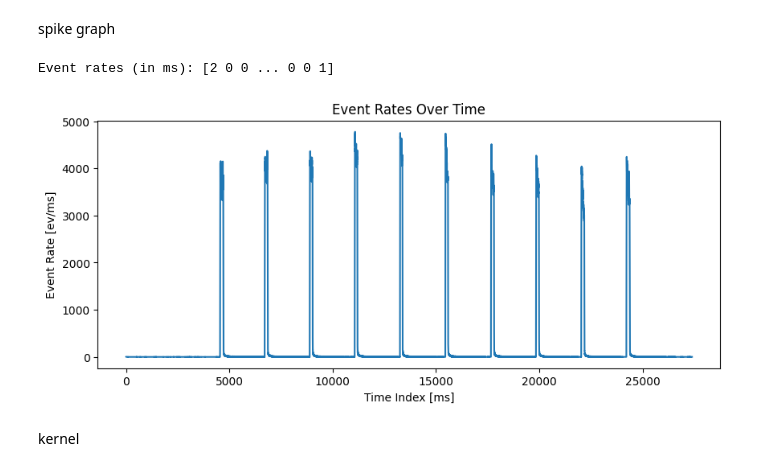
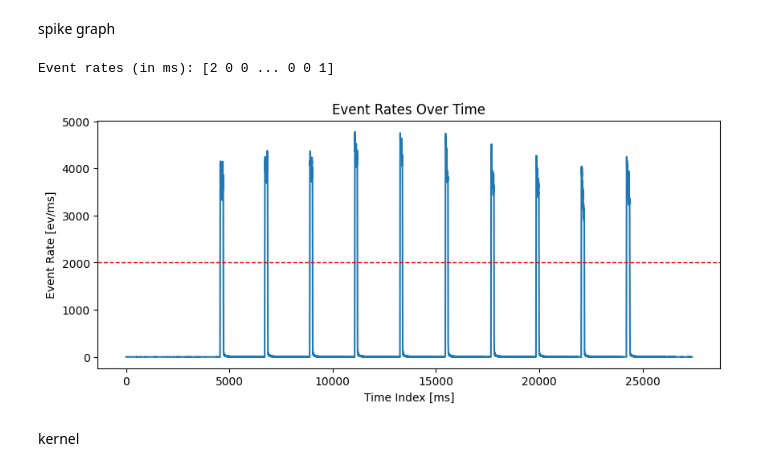
Before and after one commit to leviN1998/Master_Thesis, a Jupyter notebook: notebooks/figures/4.0-lk-methodology.ipynb, the cells around one changed output. Cells and saved outputs as stored; diff of their text form; code cells hidden in the pictures.

Commit message:
plots

```diff
--- a/notebooks/figures/4.0-lk-methodology.ipynb
+++ b/notebooks/figures/4.0-lk-methodology.ipynb
@@ -145,18 +145,19 @@ spike graph
 # %%
 buf = eventIO.load_hdf5("/home/lkolmar/Documents/metavision/recordings/dataset_full_ball-gun/hdf5/" + "spin_0_rec1_converted.hdf5")
 event_rates = buf.ms_to_idx[1:] - buf.ms_to_idx[:-1]
 print("Event rates (in ms):", event_rates)
 
 
 plt.figure(figsize=(10, 4))
 plt.plot(event_rates)
+plt.axhline(y=2000, color='r', linestyle='--', linewidth=1)
 plt.xlabel("Time Index [ms]")
 plt.ylabel("Event Rate [ev/ms]")
 plt.title("Event Rates Over Time")
 plt.show()
 # %% [output]
 Event rates (in ms): [2 0 0 ... 0 0 1]
-[figure, old version]
+[figure, new version]
 # %% [markdown]
 kernel
 # %%
```
Also changed, not shown: parts of 4 cells of this notebook, 3 other files.
